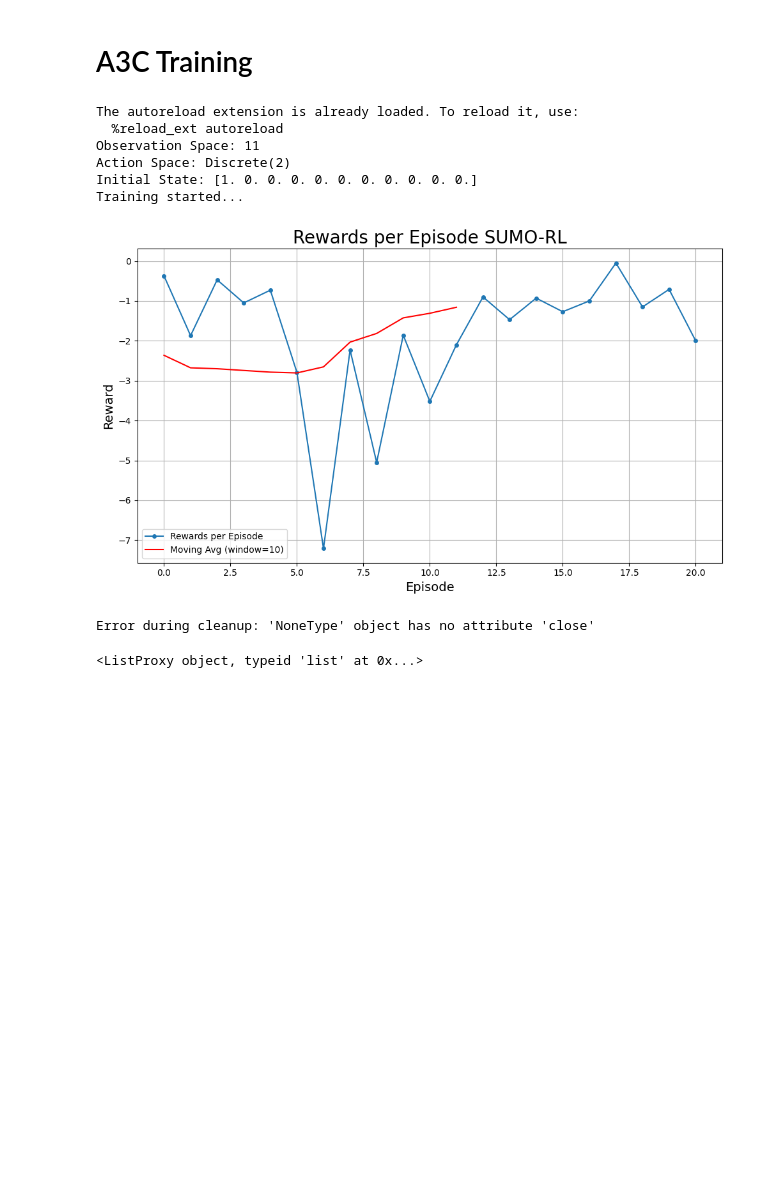
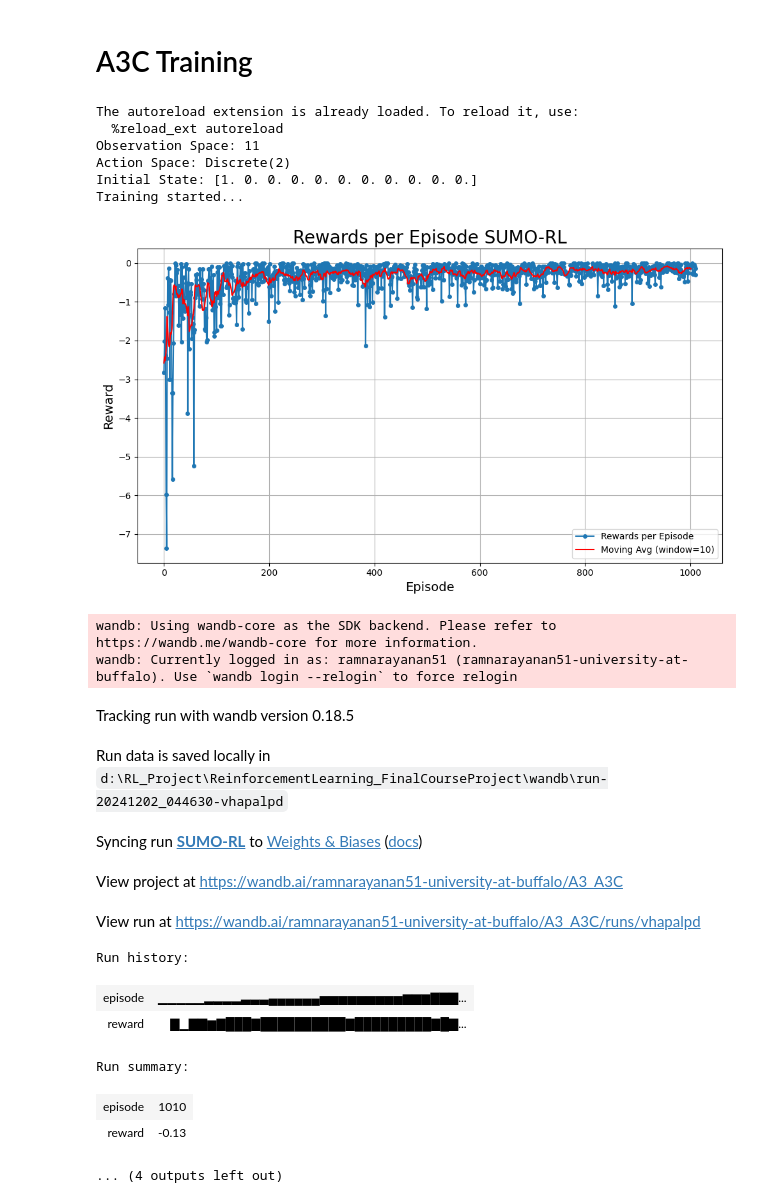
Before and after one commit to KhansaKhanam/ReinforcementLearning_FinalCourseProject, a Jupyter notebook: sumo_A3C.ipynb, the cells around one changed output. Cells and saved outputs as stored; diff of their text form; code cells hidden in the pictures; blank space fills up the shorter version.

```diff
--- a/sumo_A3C.ipynb
+++ b/sumo_A3C.ipynb
@@ -218,11 +218,12 @@ Error while closing the environment: 81
 
 from a3c_sumo import train_a3c
 
-
+use_wandb = True
 n_episodes = 1000
-learning_rate = 1e-3
+learning_rate = 1e-4
 C = 10
 num_seconds = 500
+grad_clip = 10
 
 nets_dir = 'nets'
 
@@ -248,35 +249,47 @@ sumo_env = Environment('sumo-rl-v0', net_file=nets_file, route_file=routes_file,
 
 print("Observation Space:", sumo_env.observation_space)
 print("Action Space:", sumo_env.action_space)
 print("Initial State:", sumo_env.state)
 
 # max_steps = 1000
 
 input_dims = sumo_env.observation_space
 actions = sumo_env.action_space.n
 
 # Pack all file related variables into a dictionary
 file_paths = {
     'nets_file': nets_file,
     'routes_file': routes_file,
     'out_csv_name': out_csv_name
 }
 
 
 # Do not pass the environment object to the training function due to issues with pickling and locking
 # Pass None instead
 
 # Train the models
 # train_a3c(sumo_env, max_steps=1000, num_episodes=10, gamma=0.99, lr=0.001, beta=0.01, num_processes=4)
-train_a3c(None, input_dims=[input_dims], n_actions=actions, n_episodes=n_episodes, use_wandb=False,
-          grad_clip=10, C=10, env_id='SUMO-RL', lr=1e-4, input_files=file_paths)
+train_a3c(None, input_dims=[input_dims], n_actions=actions, n_episodes=n_episodes, use_wandb=use_wandb,
+          grad_clip=grad_clip, C=C, env_id='SUMO-RL', lr=1e-4, input_files=file_paths)
 # %% [output]
 The autoreload extension is already loaded. To reload it, use:
   %reload_ext autoreload
 Observation Space: 11
 Action Space: Discrete(2)
 Initial State: [1. 0. 0. 0. 0. 0. 0. 0. 0. 0. 0.]
 Training started...
-[figure, old version]
+[figure, new version]
-Error during cleanup: 'NoneType' object has no attribute 'close'
+wandb: Using wandb-core as the SDK backend. Please refer to https://wandb.me/wandb-core for more information.
+wandb: Currently logged in as: ramnarayanan51 (ramnarayanan51-university-at-buffalo). Use `wandb login --relogin` to force relogin
+Tracking run with wandb version 0.18.5
+Run data is saved locally in d:\RL_Project\ReinforcementLearning_FinalCourseProject\wandb\run-20241202_044630-vhapalpd
+Syncing run SUMO-RL to Weights & Biases (docs)
+View project at https://wandb.ai/ramnarayanan51-university-at-buffalo/A3_A3C
+View run at https://wandb.ai/ramnarayanan51-university-at-buffalo/A3_A3C/runs/vhapalpd
-<ListProxy object, typeid 'list' at 0x...>
+Run history:
+| episode | ▁▁▁▁▁▂▂▂▂▃▃▃▄▄▄▄▄▄▅▅▅▅▅▅▅▅▅▆▆▆▇▇▇... |
+| reward | ▇▁▇▇▆▇███▇██████████▇█████████▇█▇... |
+Run summary:
+| episode | 1010 |
+| reward | -0.13 |
+... (4 outputs left out)
```
Also changed, not shown: parts of 3 cells of this notebook, 16 other files.
